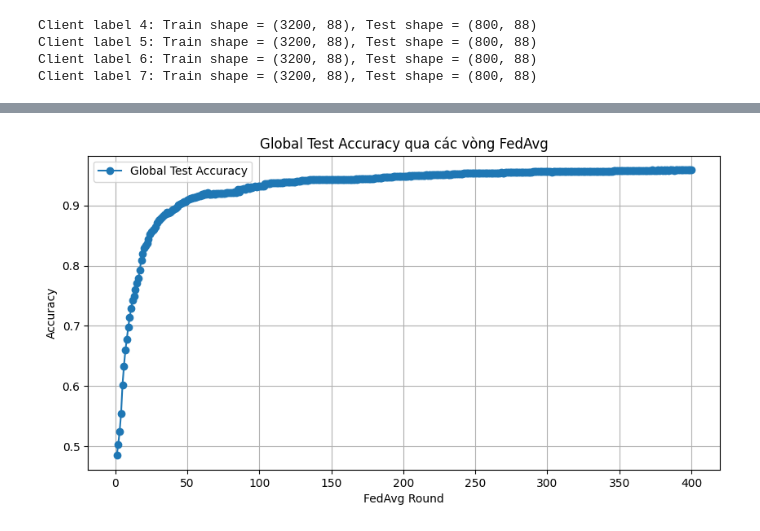
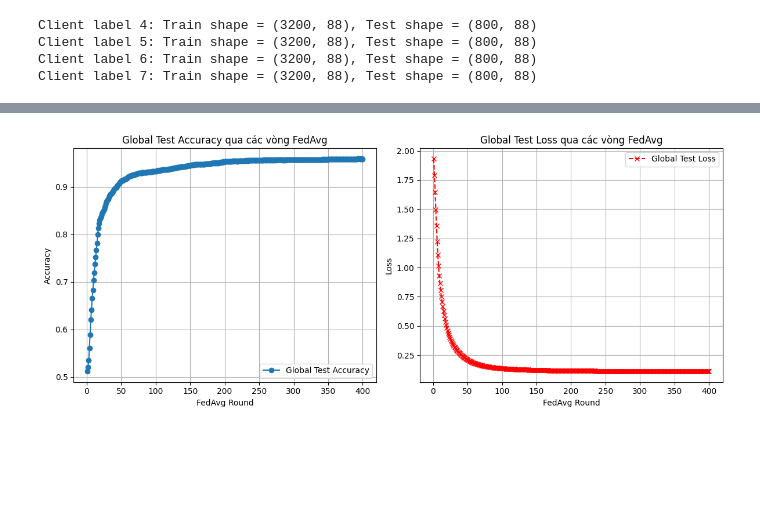
Before and after one commit to J4ck13Ch4n/Federated_Learning, a Jupyter notebook: CIC-IoT-DIAD-2024-IoT-Device-Identification-Anomaly-Detection-using-Diffusion-Models-BiRNN/Federated_Learning_IoT_Anomaly_Detection.ipynb, the cells around one changed output, grey strips where cells are left out. Cells and saved outputs as stored; diff of their text form; code cells hidden in the pictures; blank space fills up the shorter version.

```diff
--- a/CIC-IoT-DIAD-2024-IoT-Device-Identification-Anomaly-Detection-using-Diffusion-Models-BiRNN/Federated_Learning_IoT_Anomaly_Detection.ipynb
+++ b/CIC-IoT-DIAD-2024-IoT-Device-Identification-Anomaly-Detection-using-Diffusion-Models-BiRNN/Federated_Learning_IoT_Anomaly_Detection.ipynb
@@ -464,8 +470,10 @@ for client_id, df_client in client_dataset_to_use.items():
         clients.append(FederatedClient(client_id, df_client, BiLSTM, model_params))
 
 server = FederatedServer(BiLSTM, model_params)
-train_loss_history = []
+global_loss_history = []
 global_acc_history = []
+criterion_eval = nn.CrossEntropyLoss()
+
 for rnd in range(num_rounds):
     print(f'\n--- FedAvg Round {rnd+1}/{num_rounds} ---')
     local_weights = []
@@ -474,19 +482,28 @@ for rnd in range(num_rounds):
         updated_weights = client.local_train(server.global_weights, local_epochs=local_epochs)
         local_weights.append(updated_weights)
     server.global_weights = server.aggregate_weights(local_weights, client_sample_sizes=client_sample_sizes)
+
     # Đánh giá global model trên tất cả client test set
     accs = []
+    losses = []
+    total_samples = 0
     for client in clients:
         model = BiLSTM(**model_params).to(client.device)
         model.load_state_dict(server.global_weights)
         model.eval()
         with torch.no_grad():
             outputs = model(client.X_test_tensor.unsqueeze(1))
+            loss = criterion_eval(outputs, client.y_test_tensor)
             _, predicted = torch.max(outputs, 1)
             acc = (predicted == client.y_test_tensor).float().mean().item()
-            accs.append(acc)
-    mean_acc = np.mean(accs)
+            accs.append(acc * len(client.y_test_tensor))
+            losses.append(loss.item() * len(client.y_test_tensor))
+            total_samples += len(client.y_test_tensor)
+
+    mean_acc = sum(accs) / total_samples
+    mean_loss = sum(losses) / total_samples
     global_acc_history.append(mean_acc)
-    print(f'Round {rnd+1}: Mean global test accuracy = {mean_acc:.4f}')
+    global_loss_history.append(mean_loss)
+    print(f'Round {rnd+1}: Mean Global Test Accuracy = {mean_acc:.4f} | Mean Global Test Loss = {mean_loss:.4f}')
 # %% [output]
 --- FedAvg Round 1/400 ---
@@ -529,12 +575,26 @@ Final global test F1-score (mean): 0.959987304816662
 # %%
 # 9. Phân tích & trực quan hóa kết quả
-plt.figure(figsize=(10,5))
-plt.plot(range(1, num_rounds+1), global_acc_history, marker='o', label='Global Test Accuracy')
+plt.figure(figsize=(12, 5))
+
+# Biểu đồ Accuracy
+plt.subplot(1, 2, 1)
+plt.plot(range(1, num_rounds + 1), global_acc_history, marker='o', linestyle='-', label='Global Test Accuracy')
 plt.title('Global Test Accuracy qua các vòng FedAvg')
 plt.xlabel('FedAvg Round')
 plt.ylabel('Accuracy')
 plt.grid(True)
 plt.legend()
+
+# Biểu đồ Loss
+plt.subplot(1, 2, 2)
+plt.plot(range(1, num_rounds + 1), global_loss_history, marker='x', linestyle='--', color='r', label='Global Test Loss')
+plt.title('Global Test Loss qua các vòng FedAvg')
+plt.xlabel('FedAvg Round')
+plt.ylabel('Loss')
+plt.grid(True)
+plt.legend()
+
+plt.tight_layout()
 plt.show()
 # %% [output]
-[figure, old version]
+[figure, new version]
```
Also changed, not shown: parts of 4 cells of this notebook.
